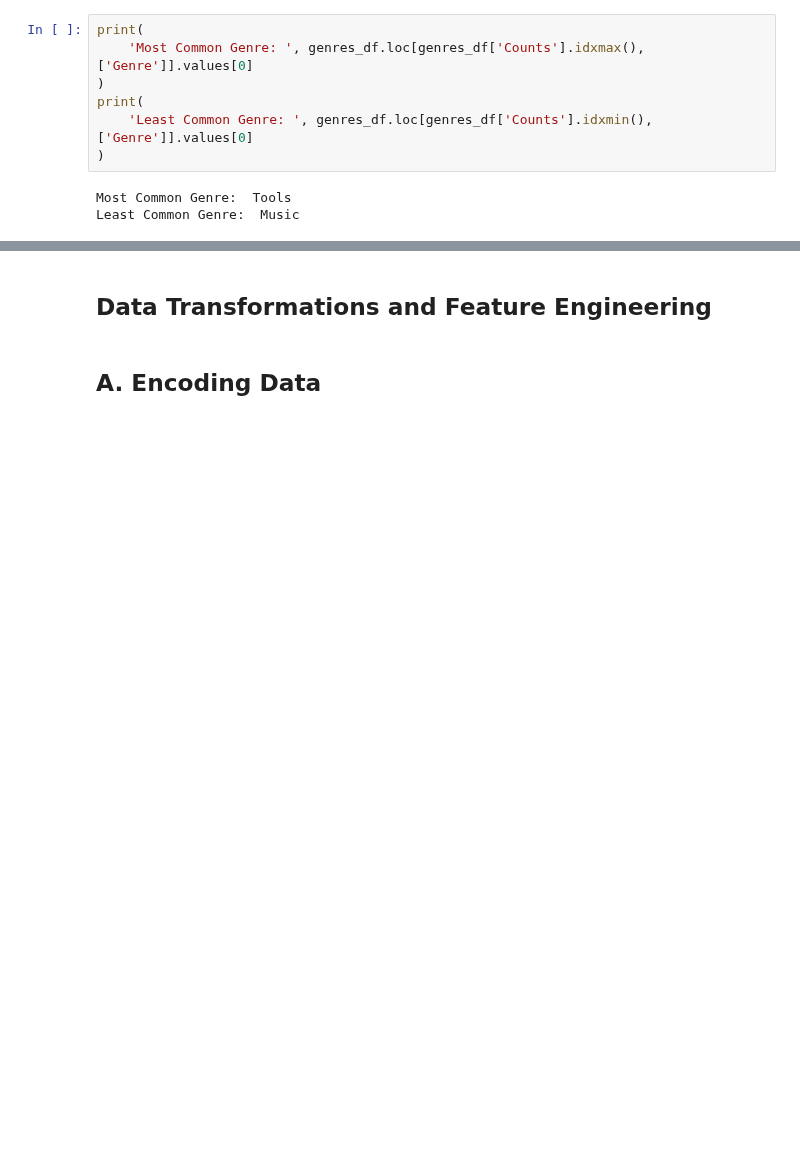
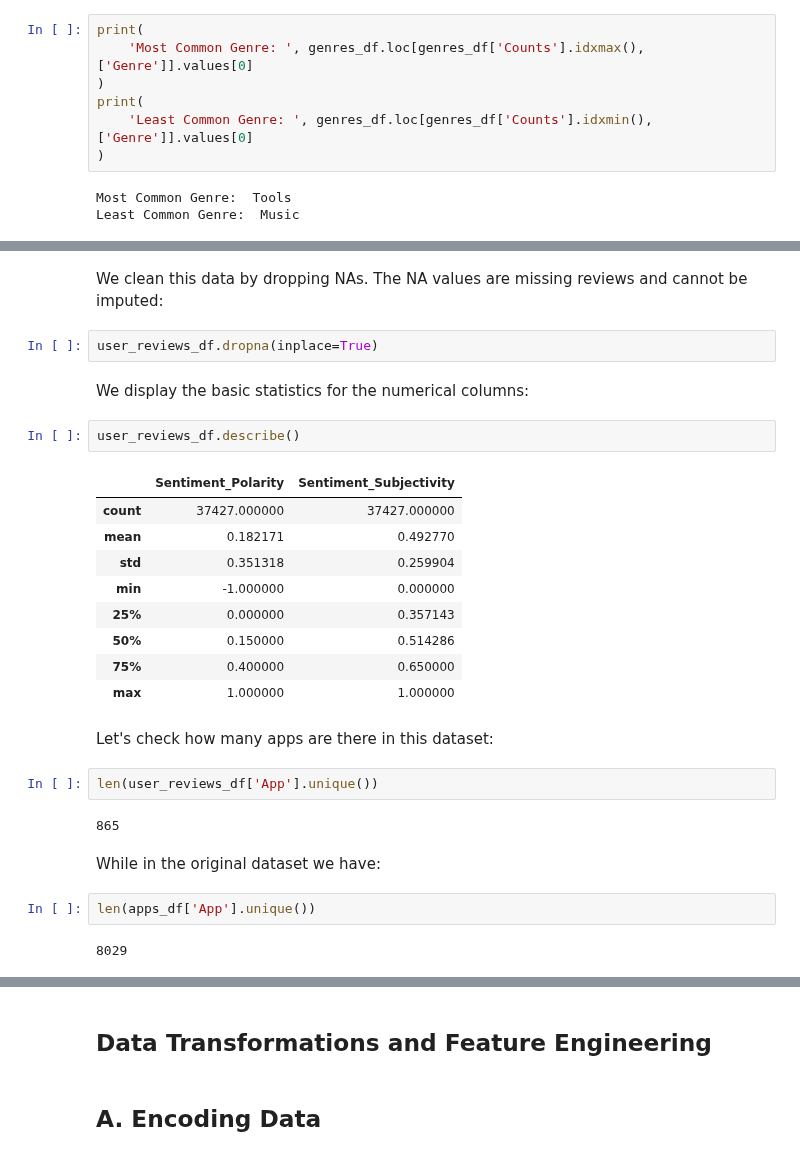
Before and after one commit to Logician724/play-store-analysis, a Jupyter notebook: notebook.ipynb, the cells around one changed output, grey strips where cells are left out. Cells and saved outputs as stored; diff of their text form; blank space fills up the shorter version.

```diff
--- a/notebook.ipynb
+++ b/notebook.ipynb
@@ -1064,0 +1078,30 @@ Least Common Genre:  Music
+# %% [markdown]
+We clean this data by dropping NAs. The NA values are missing reviews and cannot be imputed:
+# %%
+user_reviews_df.dropna(inplace=True)
+# %% [markdown]
+We display the basic statistics for the numerical columns:
+# %%
+user_reviews_df.describe()
+# %% [output]
+|  | Sentiment_Polarity | Sentiment_Subjectivity |
+| count | 37427.000000 | 37427.000000 |
+| mean | 0.182171 | 0.492770 |
+| std | 0.351318 | 0.259904 |
+| min | -1.000000 | 0.000000 |
+| 25% | 0.000000 | 0.357143 |
+| 50% | 0.150000 | 0.514286 |
+| 75% | 0.400000 | 0.650000 |
+| max | 1.000000 | 1.000000 |
+# %% [markdown]
+Let's check how many apps are there in this dataset:
+# %%
+len(user_reviews_df['App'].unique())
+# %% [output]
+865
+# %% [markdown]
+While in the original dataset we have:
+# %%
+len(apps_df['App'].unique())
+# %% [output]
+8029
```
Also changed, not shown: parts of 6 cells of this notebook.
